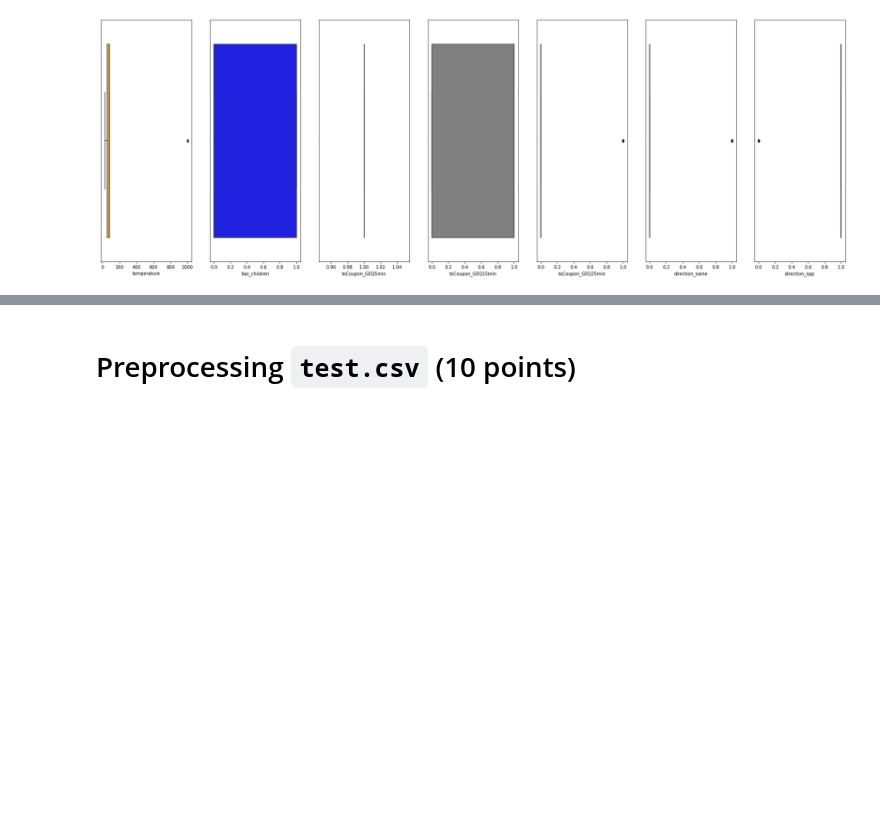
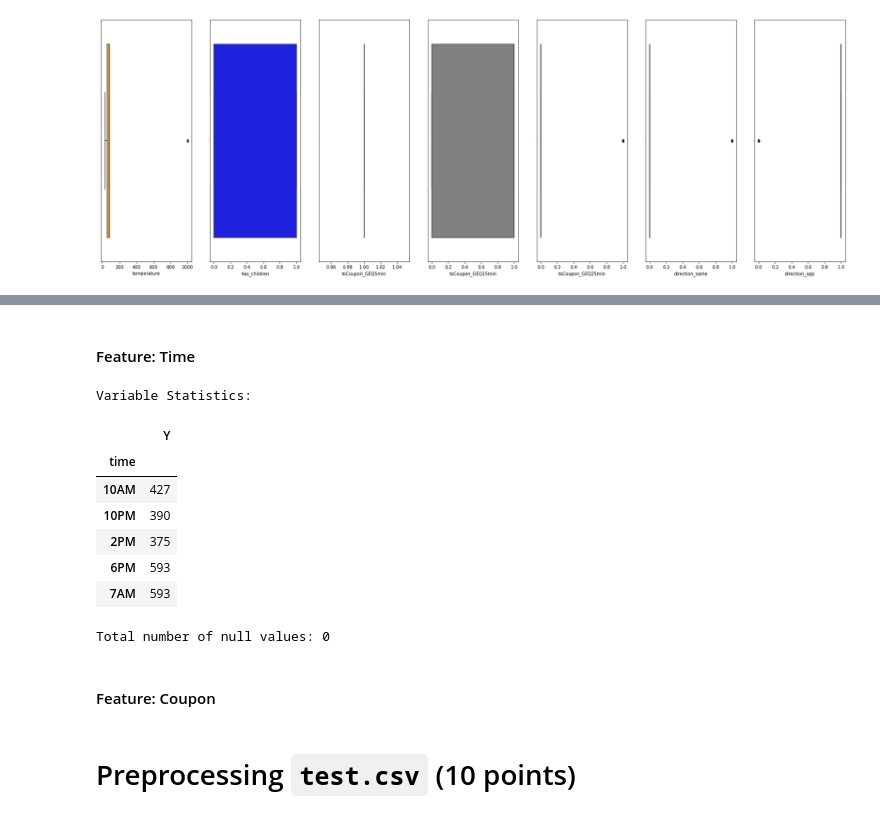
Before and after one commit to ddahiya16/Machine-Learning, a Jupyter notebook: Exam - Summer 2021.ipynb, the cells around one changed output, grey strips where cells are left out. Cells and saved outputs as stored; diff of their text form; code cells hidden in the pictures; blank space fills up the shorter version.

```diff
--- a/Exam - Summer 2021.ipynb
+++ b/Exam - Summer 2021.ipynb
@@ -209,3 +288,23 @@ plt.show()
+# %% [markdown]
+#### Feature: Time
+# %%
+print("Variable Statistics: ")
+df_train[['Y', 'time']].groupby('time').count()
+# %% [output]
+Variable Statistics:
+|  | Y |
+| time |  |
+| 10AM | 427 |
+| 10PM | 390 |
+| 2PM | 375 |
+| 6PM | 593 |
+| 7AM | 593 |
+# %%
+print("Total number of null values:", df_train['time'].isnull().sum())
+# %% [output]
+Total number of null values: 0
+# %% [markdown]
+#### Feature: Coupon
 # %% [markdown]
 # Preprocessing ``test.csv`` (10 points)
 # %%
```
Also changed, not shown: parts of 19 cells of this notebook.
